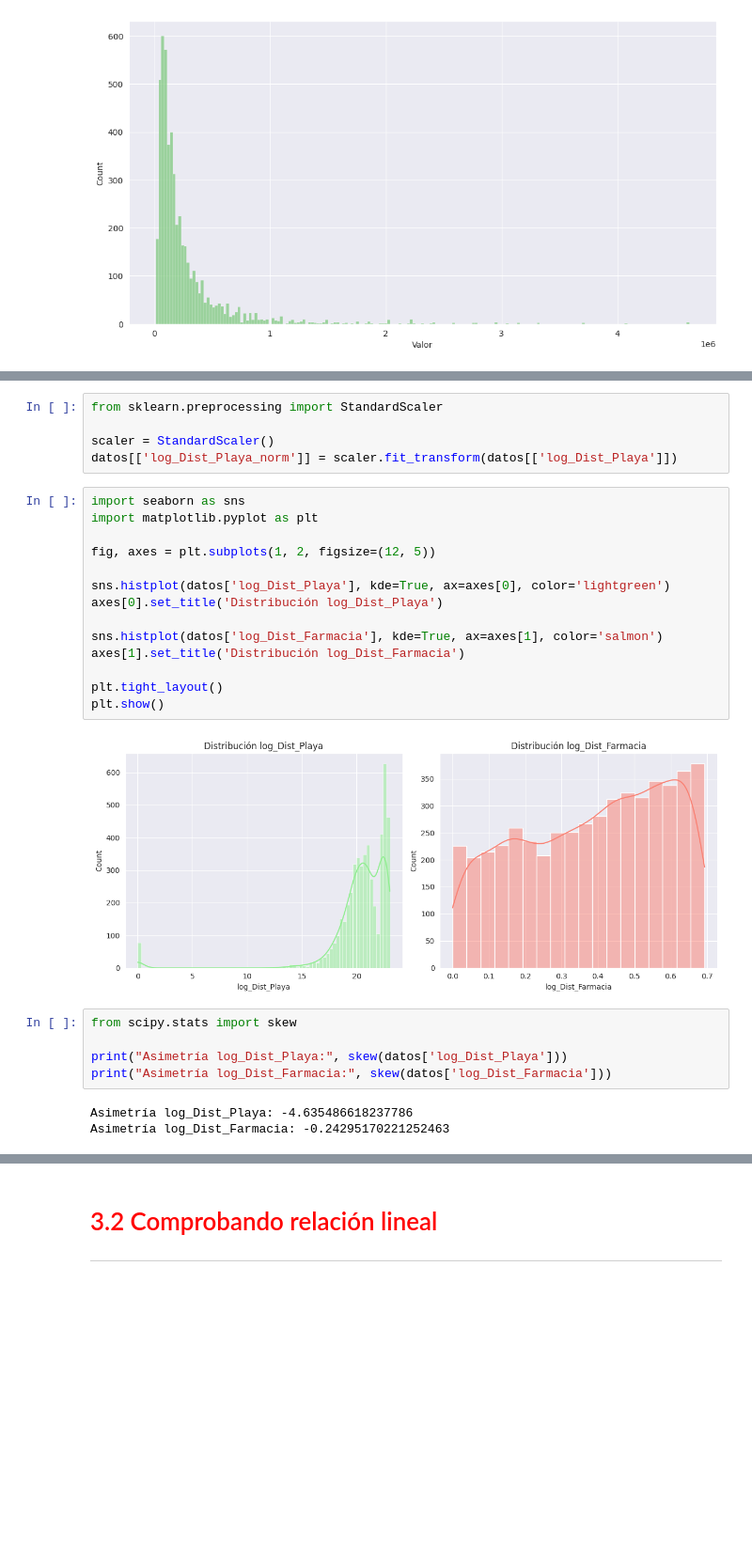
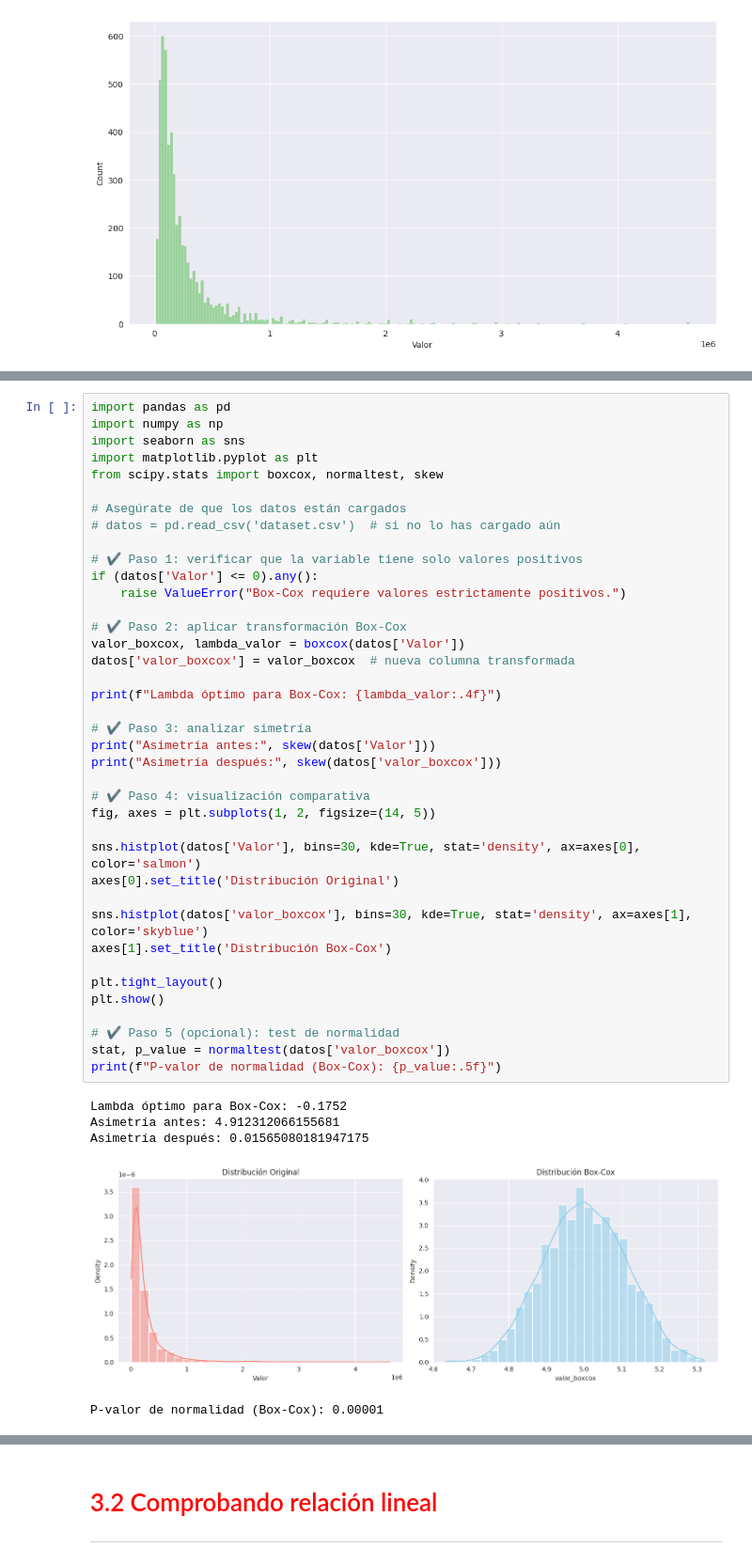
Before and after one commit to Maucho6340/1764-estadistica-con-python-probabilidad-y-muestreo, a Jupyter notebook: Regresión_Lineal_II.ipynb, the cells around one changed output, grey strips where cells are left out. Shown: that part at 94% size. Saved outputs shown, nothing was run; the diff lists cells and outputs as text; blank space fills up the shorter version.

```diff
--- a/Regresión_Lineal_II.ipynb
+++ b/Regresión_Lineal_II.ipynb
@@ -360,29 +330,45 @@ plt.show()
-# %%
-from sklearn.preprocessing import StandardScaler
-
-scaler = StandardScaler()
-datos[['log_Dist_Playa_norm']] = scaler.fit_transform(datos[['log_Dist_Playa']])
-# %%
-import seaborn as sns
-import matplotlib.pyplot as plt
-
-fig, axes = plt.subplots(1, 2, figsize=(12, 5))
-
-sns.histplot(datos['log_Dist_Playa'], kde=True, ax=axes[0], color='lightgreen')
-axes[0].set_title('Distribución log_Dist_Playa')
-
-sns.histplot(datos['log_Dist_Farmacia'], kde=True, ax=axes[1], color='salmon')
-axes[1].set_title('Distribución log_Dist_Farmacia')
-
-plt.tight_layout()
-plt.show()
-# %% [output]
-[figure, removed]
-# %%
-from scipy.stats import skew
-
-print("Asimetría log_Dist_Playa:", skew(datos['log_Dist_Playa']))
-print("Asimetría log_Dist_Farmacia:", skew(datos['log_Dist_Farmacia']))
-# %% [output]
-Asimetría log_Dist_Playa: -4.635486618237786
-Asimetría log_Dist_Farmacia: -0.24295170221252463
+# %%
+import pandas as pd
+import numpy as np
+import seaborn as sns
+import matplotlib.pyplot as plt
+from scipy.stats import boxcox, normaltest, skew
+
+# Asegúrate de que los datos están cargados
+# datos = pd.read_csv('dataset.csv')  # si no lo has cargado aún
+
+# ✔ Paso 1: verificar que la variable tiene solo valores positivos
+if (datos['Valor'] <= 0).any():
+    raise ValueError("Box-Cox requiere valores estrictamente positivos.")
+
+# ✔ Paso 2: aplicar transformación Box-Cox
+valor_boxcox, lambda_valor = boxcox(datos['Valor'])
+datos['valor_boxcox'] = valor_boxcox  # nueva columna transformada
+
+print(f"Lambda óptimo para Box-Cox: {lambda_valor:.4f}")
+
+# ✔ Paso 3: analizar simetría
+print("Asimetría antes:", skew(datos['Valor']))
+print("Asimetría después:", skew(datos['valor_boxcox']))
+
+# ✔ Paso 4: visualización comparativa
+fig, axes = plt.subplots(1, 2, figsize=(14, 5))
+
+sns.histplot(datos['Valor'], bins=30, kde=True, stat='density', ax=axes[0], color='salmon')
+axes[0].set_title('Distribución Original')
+
+sns.histplot(datos['valor_boxcox'], bins=30, kde=True, stat='density', ax=axes[1], color='skyblue')
+axes[1].set_title('Distribución Box-Cox')
+
+plt.tight_layout()
+plt.show()
+
+# ✔ Paso 5 (opcional): test de normalidad
+stat, p_value = normaltest(datos['valor_boxcox'])
+print(f"P-valor de normalidad (Box-Cox): {p_value:.5f}")
+# %% [output]
+Lambda óptimo para Box-Cox: -0.1752
+Asimetría antes: 4.912312066155681
+Asimetría después: 0.01565080181947175
+[figure, added]
+P-valor de normalidad (Box-Cox): 0.00001
```
Also changed, not shown: parts of 6 cells of this notebook.
